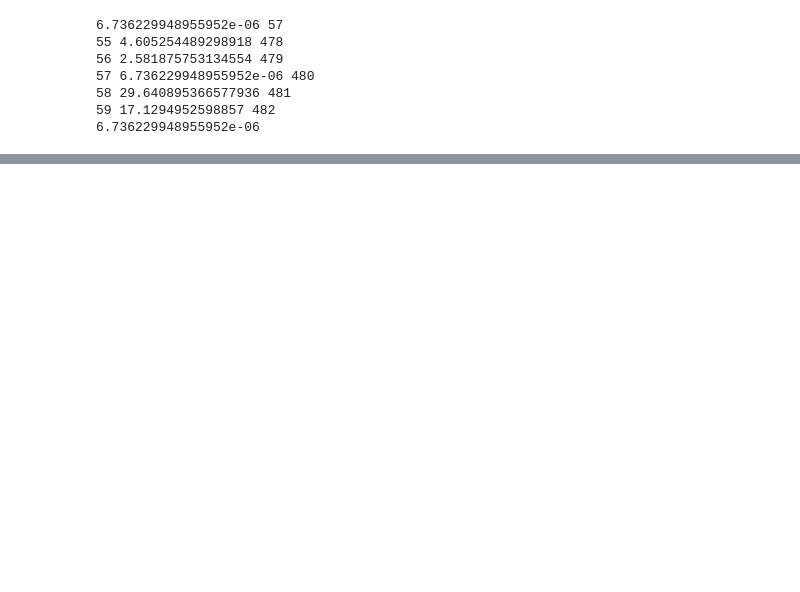
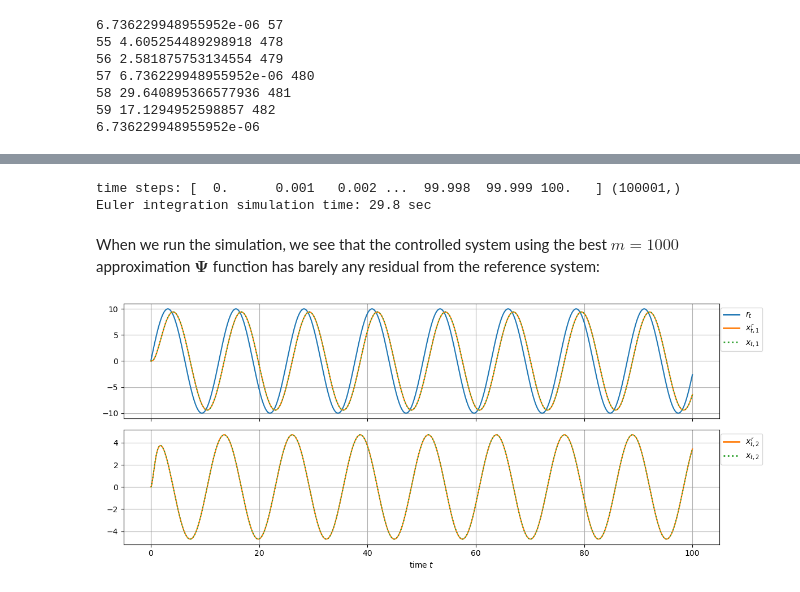
Before and after one commit to tylerlekang/CDC2024, a Jupyter notebook: CDC2024_simulation.ipynb, the cells around one changed output, grey strips where cells are left out. Cells and saved outputs as stored; diff of their text form; code cells hidden in the pictures; blank space fills up the shorter version.

Commit message:
done with MRAC sim

```diff
--- a/CDC2024_simulation.ipynb
+++ b/CDC2024_simulation.ipynb
@@ -383,0 +371,5 @@ print(maxError[0])
+# %%
+m = PsiApprox_m1000Best(np.array([[1.],[1.]])).shape[0] # row length of PsiApprox vector func at test point
+Gamma = np.eye(m)
+
+print('Gamma:\n',Gamma,Gamma.shape)
@@ -383,0 +385,11 @@ print(maxError[0])
+# %%
+x,xr,e,Thetahat,ts = c24.simMRAC(0,100,0.001, A, BL, B, ThetaPsiFunc, Ar, Br, r, KxT, KrT, P, Gamma, PsiApprox)
+# %% [output]
+time steps: [  0.      0.001   0.002 ...  99.998  99.999 100.   ] (100001,)
+Euler integration simulation time: 29.8 sec
+# %% [markdown]
+When we run the simulation, we see that the controlled system using the best $m=1000$ approximation $\bm\Psi$ function has barely any residual from the reference system:
+# %%
+c24.plotMRACsimTimeseries(ts,r,x,xr, saveFig=False)
+# %% [output]
+[figure, added]
```
Also changed, not shown: parts of 15 cells of this notebook, 1 other file.
